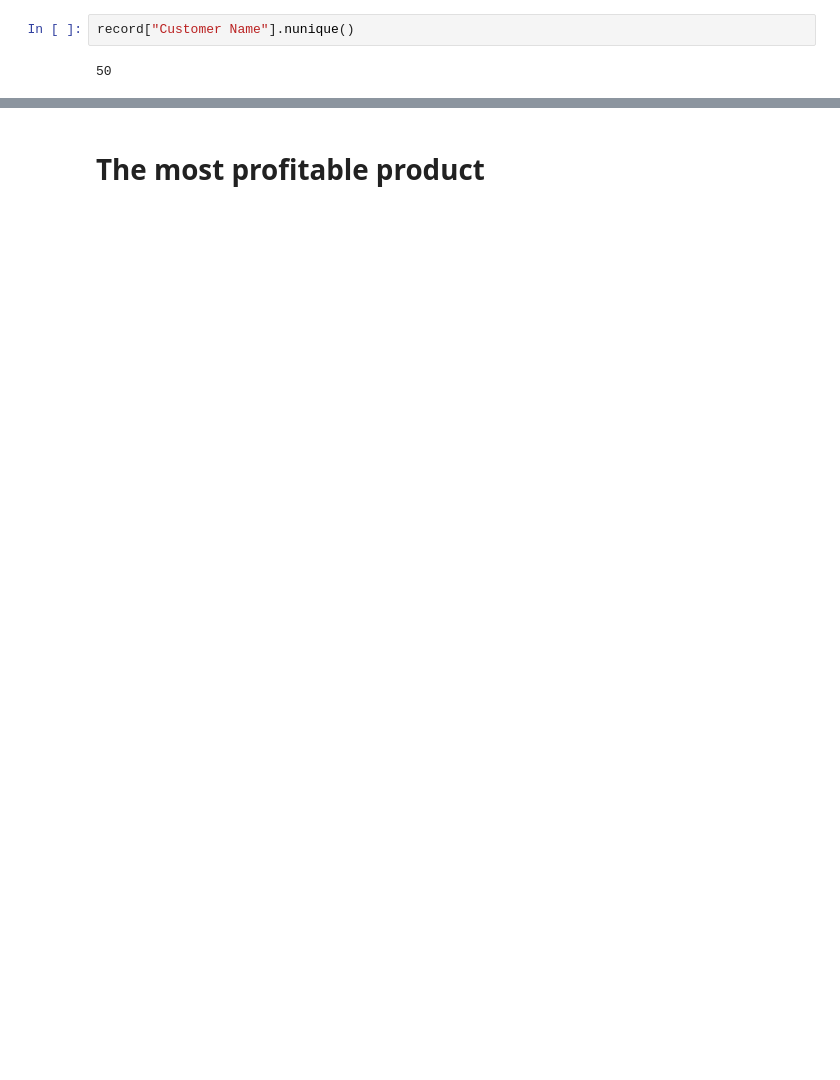
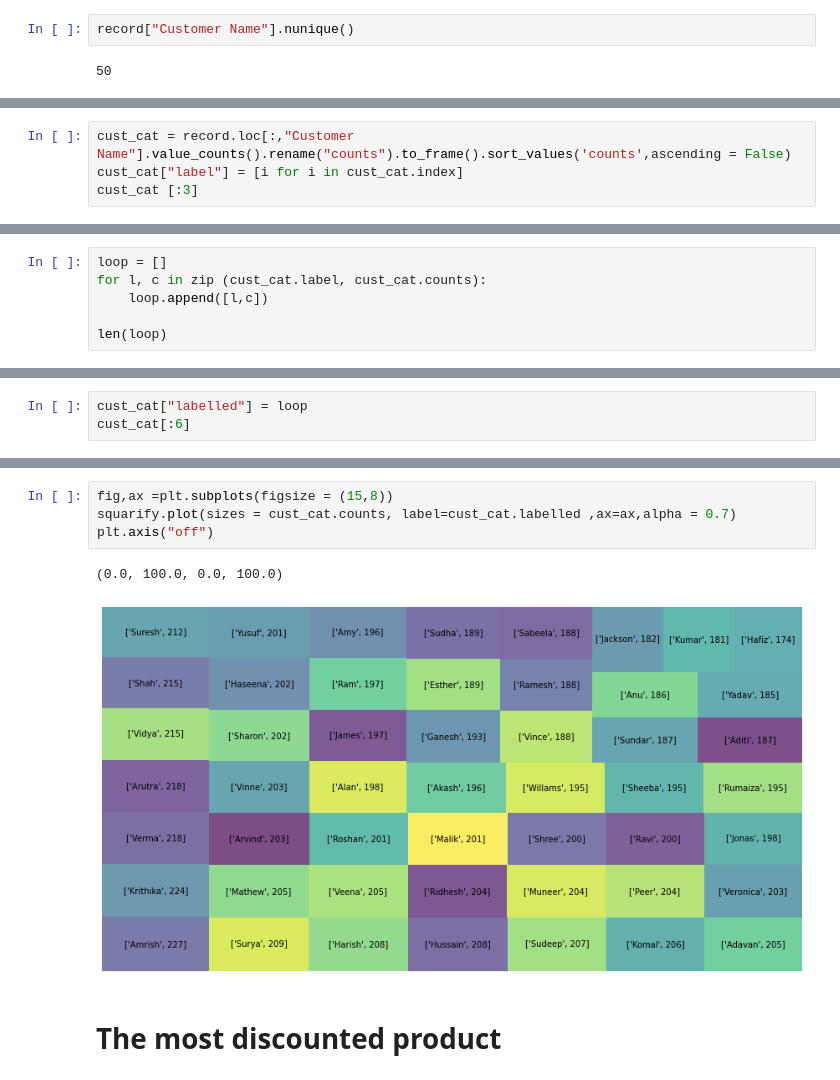
Before and after one commit to godwinnwalozie/Cricket--Every-International-Innings--1981-2022-, a Jupyter notebook: supermarket.ipynb, the cells around one changed output, grey strips where cells are left out. Saved outputs shown, nothing was run; the diff lists cells and outputs as text; blank space fills up the shorter version.

```diff
--- a/supermarket.ipynb
+++ b/supermarket.ipynb
@@ -206,0 +181,4 @@ cust_cat[:10]
+# %%
+cust_cat = record.loc[:,"Customer Name"].value_counts().rename("counts").to_frame().sort_values('counts',ascending = False)
+cust_cat["label"] = [i for i in cust_cat.index]
+cust_cat [:3]
@@ -206,0 +190,6 @@ cust_cat[:10]
+# %%
+loop = []
+for l, c in zip (cust_cat.label, cust_cat.counts):
+    loop.append([l,c])
+
+len(loop)
@@ -206,0 +198,3 @@ cust_cat[:10]
+# %%
+cust_cat["labelled"] = loop
+cust_cat[:6]
@@ -207,3 +209,10 @@ cust_cat[:10]
+# %%
+fig,ax =plt.subplots(figsize = (15,8))
+squarify.plot(sizes = cust_cat.counts, label=cust_cat.labelled ,ax=ax,alpha = 0.7)
+plt.axis("off")
+# %% [output]
+(0.0, 100.0, 0.0, 100.0)
+[figure, added]
 # %% [markdown]
-# The most profitable product
+# The most discounted product
 # %%
```
Also changed, not shown: parts of 12 cells of this notebook.
